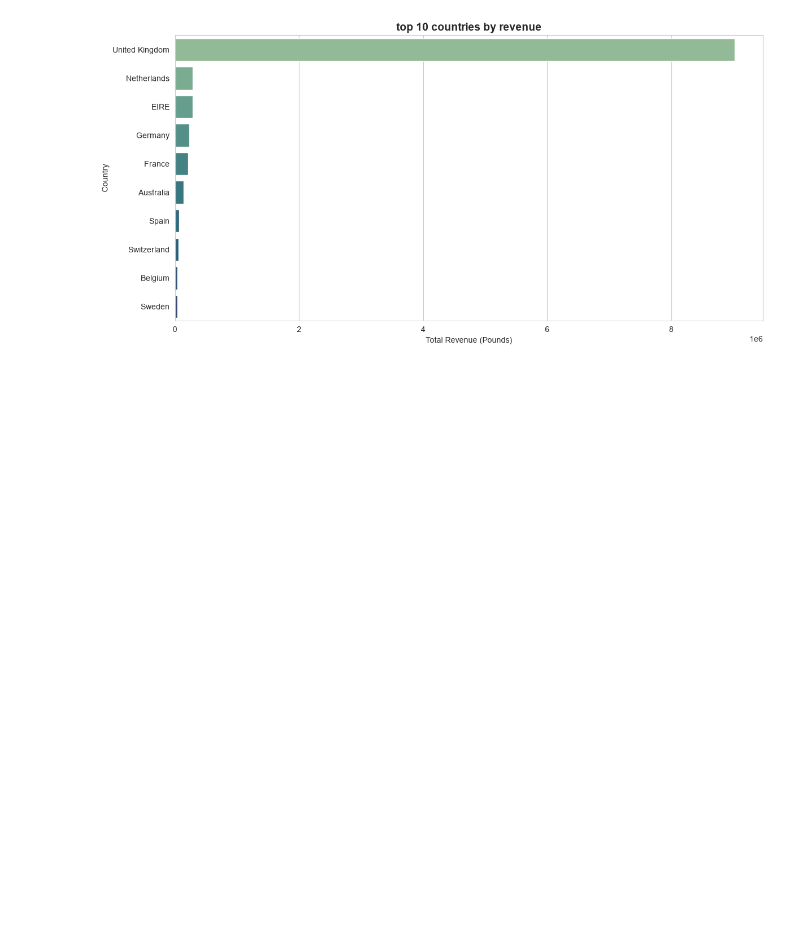
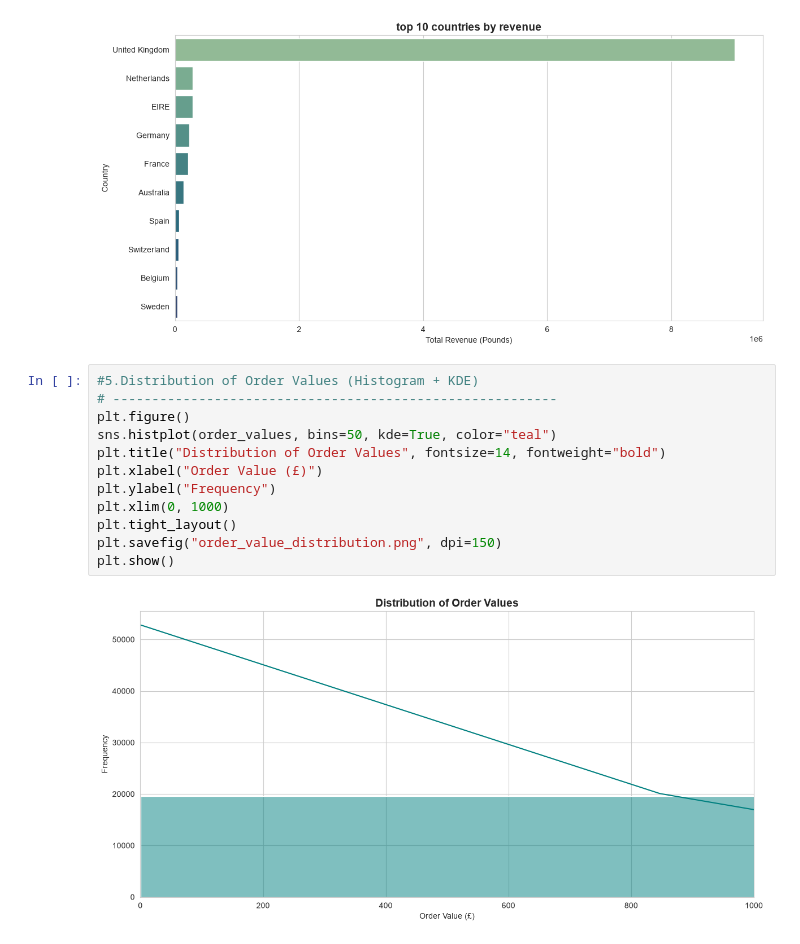
Before and after one commit to BatteryOrVansh/PythonHustle, a Jupyter notebook: Summer_Internship_Training/E-commerce_Analysis_Project/Ecommerce_Analysis.ipynb, the cells around one changed output. Saved outputs shown, nothing was run; the diff lists cells and outputs as text; blank space fills up the shorter version.

Commit message:
distribution of order values (histogram+kde plot)

```diff
--- a/Summer_Internship_Training/E-commerce_Analysis_Project/Ecommerce_Analysis.ipynb
+++ b/Summer_Internship_Training/E-commerce_Analysis_Project/Ecommerce_Analysis.ipynb
@@ -666,3 +666,17 @@ plt.savefig("revenue_by_country.png", dpi=150)
 plt.show()
 # %% [output]
 [figure]
+# %%
+#5.Distribution of Order Values (Histogram + KDE)
+# ---------------------------------------------------------
+plt.figure()
+sns.histplot(order_values, bins=50, kde=True, color="teal")
+plt.title("Distribution of Order Values", fontsize=14, fontweight="bold")
+plt.xlabel("Order Value (£)")
+plt.ylabel("Frequency")
+plt.xlim(0, 1000)
+plt.tight_layout()
+plt.savefig("order_value_distribution.png", dpi=150)
+plt.show()
+# %% [output]
+[figure, added]
```
Also changed, not shown: 1 other file.
